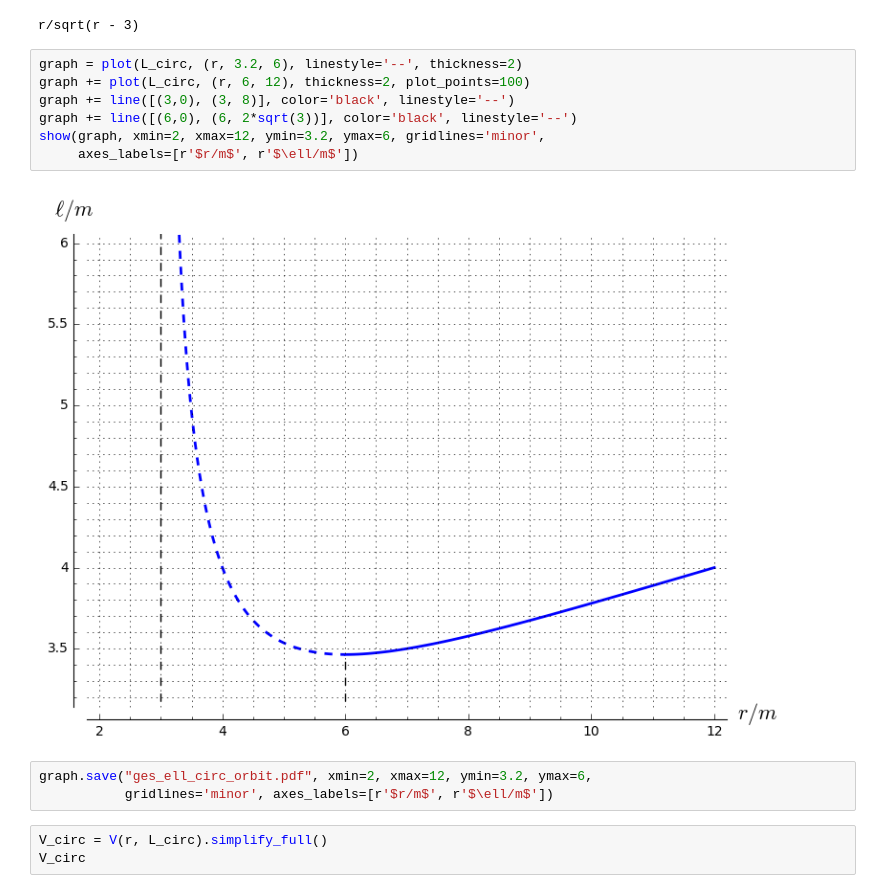
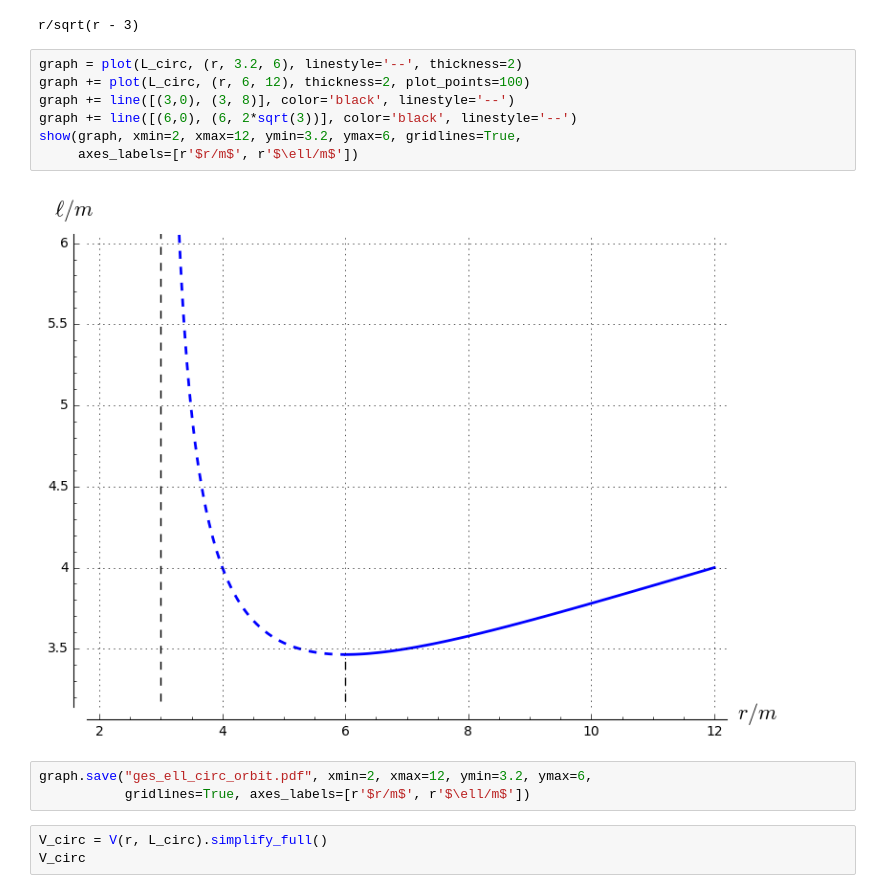
Before and after one commit to egourgoulhon/BHLectures, a Jupyter notebook: sage/ges_effective_potential.ipynb, the cells around one changed output. Saved outputs shown, nothing was run; the diff lists cells and outputs as text.

```diff
--- a/sage/ges_effective_potential.ipynb
+++ b/sage/ges_effective_potential.ipynb
@@ -116,15 +116,15 @@ r/sqrt(r - 3)
 # %%
 graph = plot(L_circ, (r, 3.2, 6), linestyle='--', thickness=2)
 graph += plot(L_circ, (r, 6, 12), thickness=2, plot_points=100)
 graph += line([(3,0), (3, 8)], color='black', linestyle='--')
 graph += line([(6,0), (6, 2*sqrt(3))], color='black', linestyle='--')
-show(graph, xmin=2, xmax=12, ymin=3.2, ymax=6, gridlines='minor',
+show(graph, xmin=2, xmax=12, ymin=3.2, ymax=6, gridlines=True,
      axes_labels=[r'$r/m$', r'$\ell/m$'])
 # %% [output]
-[figure, old version]
+[figure, new version]
 # %%
 graph.save("ges_ell_circ_orbit.pdf", xmin=2, xmax=12, ymin=3.2, ymax=6,
-           gridlines='minor', axes_labels=[r'$r/m$', r'$\ell/m$'])
+           gridlines=True, axes_labels=[r'$r/m$', r'$\ell/m$'])
 # %%
 V_circ = V(r, L_circ).simplify_full()
 V_circ
```
Also changed, not shown: parts of 11 cells of this notebook, 9 other files.
